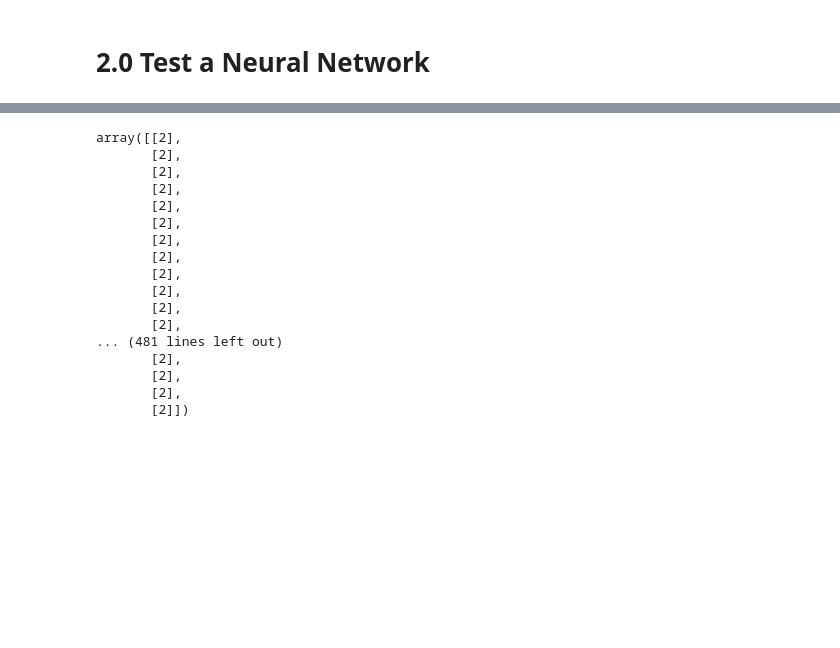
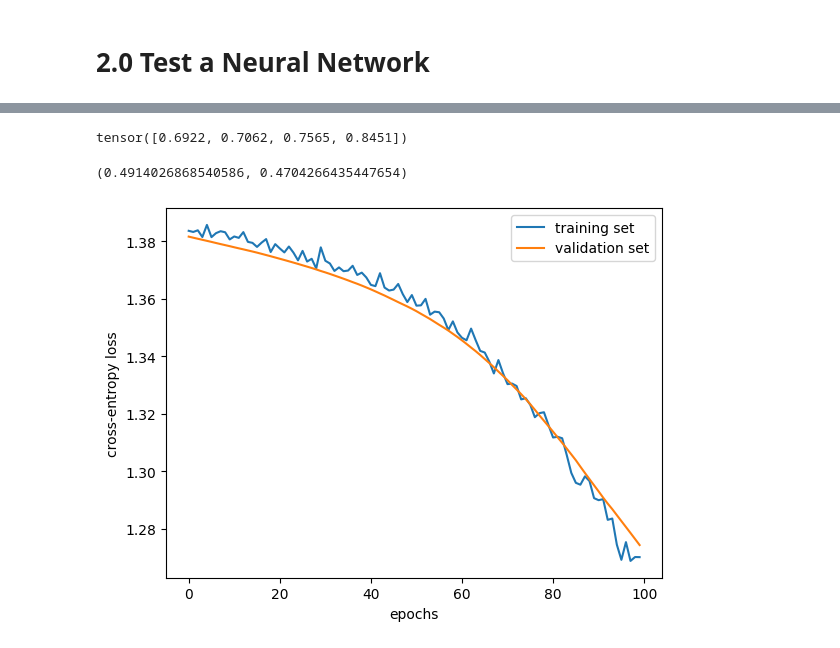
Before and after one commit to mariscoglio/bio482_cell_classifier, a Jupyter notebook: model_eval.ipynb, the cells around one changed output, grey strips where cells are left out. Saved outputs shown, nothing was run; the diff lists cells and outputs as text; code cells hidden in the pictures; blank space fills up the shorter version.

```diff
--- a/model_eval.ipynb
+++ b/model_eval.ipynb
@@ -275,0 +284,10 @@ opt.best_score_, opt.best_params_
+# %%
+label_encoder = LabelEncoder()
+X_train, X_test, y_train, y_test = train_test_split(
+    raw_predictors_free_whisking.drop("cell_type", axis=1),
+    pd.Series(label_encoder.fit_transform(raw_predictors_free_whisking["cell_type"])),
+    test_size=0.33,
+    random_state=42
+)
+X_train = preprocessing_pipe.fit_transform(X_train)
+X_test = preprocessing_pipe.transform(X_test)
@@ -340,20 +300,39 @@ Pipeline(steps=[('OHE & scaling',
-# %%
-clf_pipe.predict(raw_predictors_free_whisking.drop("cell_type", axis=1))
-# %% [output]
-array([[2],
-       [2],
-       [2],
-       [2],
-       [2],
-       [2],
-       [2],
-       [2],
-       [2],
-       [2],
-       [2],
-       [2],
-... (481 lines left out)
-       [2],
-       [2],
-       [2],
-       [2]])
+# %%
+torch_class_weights = torch.tensor(list(class_weights.values()))
+torch_class_weights
+# %% [output]
+tensor([0.6922, 0.7062, 0.7565, 0.8451])
+# %%
+import random
+
+random_state = 0
+# Reproducibility
+random.seed(random_state)
+np.random.seed(random_state)
+torch.use_deterministic_algorithms(True)
+
+
+nn_model = FeedForwardExample(
+    num_epochs=100,
+    optimizer_class=torch.optim.AdamW,
+    loss_function=nn.CrossEntropyLoss(weight=torch_class_weights),
+    batch_size=64,
+    lr=1e-4,
+    save_train_loss=True,
+    num_classes=4,
+)
+nn_model.fit(
+    X = X_train,
+    y = y_train,
+    X_val=X_test,
+    y_val=y_test,
+)
+plt.plot(nn_model.training_loss, label="training set")
+plt.plot(nn_model.validation_loss, label="validation set")
+plt.xlabel("epochs")
+plt.ylabel("cross-entropy loss")
+plt.legend()
+f1_score(y_train, nn_model.predict(X_train), average="weighted"), f1_score(y_test, nn_model.predict(X_test), average="weighted")
+# %% [output]
+(0.4914026868540586, 0.4704266435447654)
+[figure, added]
```
Also changed, not shown: parts of 18 cells of this notebook, 3 other files.
